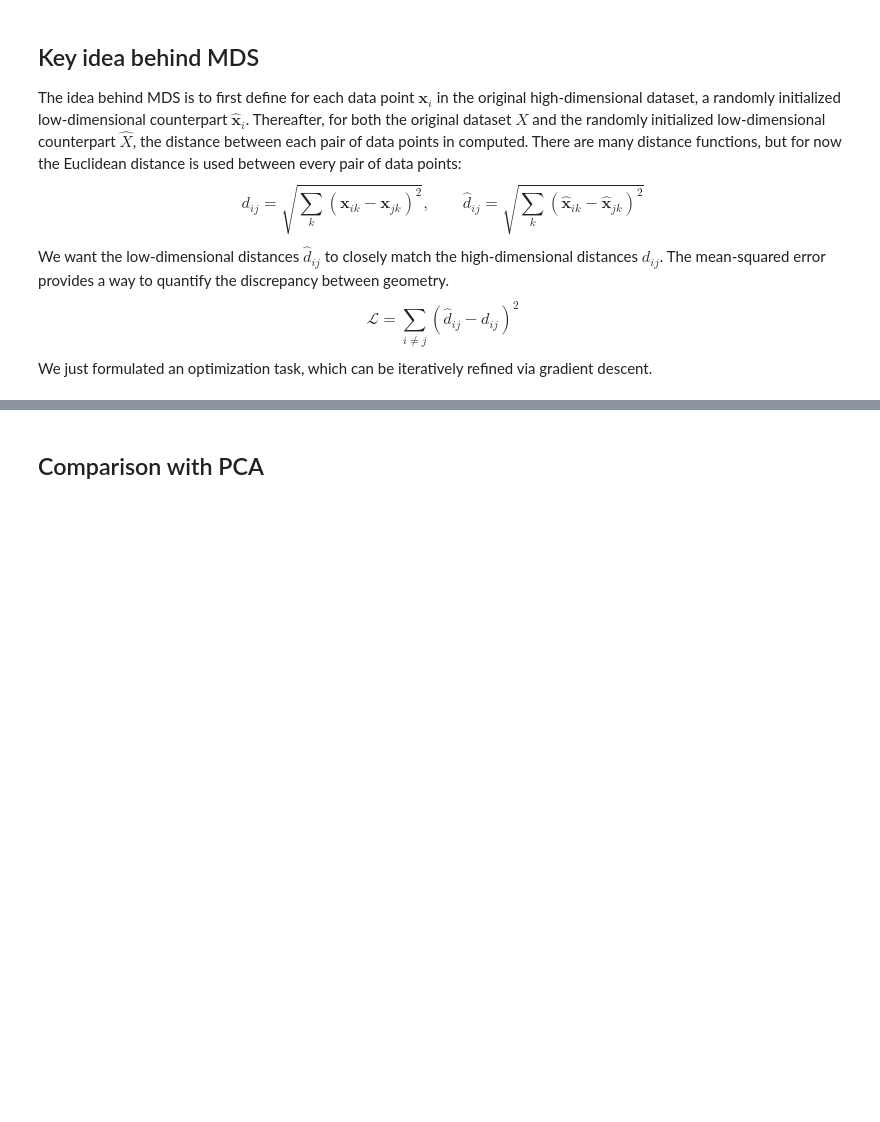
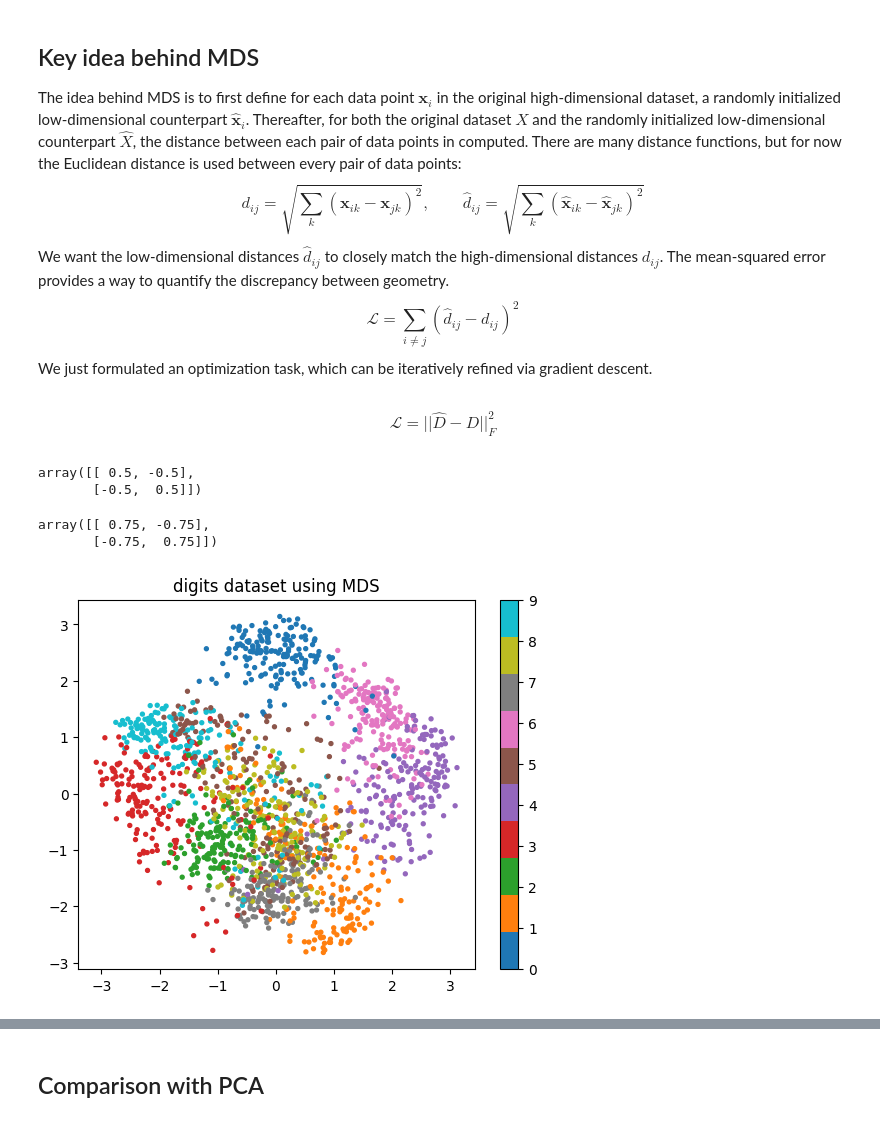
Before and after one commit to Janko-dev/data_analysis_and_machine_learning, a Jupyter notebook: notebooks/multi_dimensional_scaling.ipynb, the cells around one changed output, grey strips where cells are left out. Saved outputs shown, nothing was run; the diff lists cells and outputs as text; code cells hidden in the pictures; blank space fills up the shorter version.

```diff
--- a/notebooks/multi_dimensional_scaling.ipynb
+++ b/notebooks/multi_dimensional_scaling.ipynb
@@ -37,6 +37,50 @@ $$
     \mathcal{L} = \sum_{i \neq j} (\hat{d}_{ij} - d_{ij})^2
 $$
 We just formulated an optimization task, which can be iteratively refined via gradient descent.
+# %% [markdown]
+$$
+    \mathcal{L} = ||\hat{D} - D||_F^2
+$$
+# %%
+X = np.copy(X_numpy)
+n = X.shape[0]
+
+D = np.linalg.norm(X[..., None, :] - X[None, ...], ord=2, axis=2)
+
+C = np.identity(n) - 1/n * np.ones((n, n))
+
+B = -0.5 * C @ D @ C
+
+eigvals, eigvecs = np.linalg.eigh(B)
+# %%
+n = 2
+C = np.identity(n) - 1/n * np.ones((n, n))
+C
+# %% [output]
+array([[ 0.5, -0.5],
+       [-0.5,  0.5]])
+# %%
+D = np.array([
+    [3, 2],
+    [4, 9]
+])
+
+1/n * C @ D @ C
+# %% [output]
+array([[ 0.75, -0.75],
+       [-0.75,  0.75]])
+# %%
+
+m = 2
+
+
+X_manifold = eigvecs.T[::-1].T[:, :m] @ np.diag(eigvals[::-1]**.5)[:m, :m]
+
+plt.title("digits dataset using MDS")
+plt.scatter(X_manifold[:, 0], X_manifold[:, 1], c=y_numpy, s=8, cmap='tab10')
+cbar = plt.colorbar()
+# %% [output]
+[figure, added]
 # %%
 X = torch.tensor(X_numpy)
 X_manifold = torch.randn(X.shape[0], 2, requires_grad=True)
```
Also changed, not shown: parts of 3 cells of this notebook, 5 other files.
